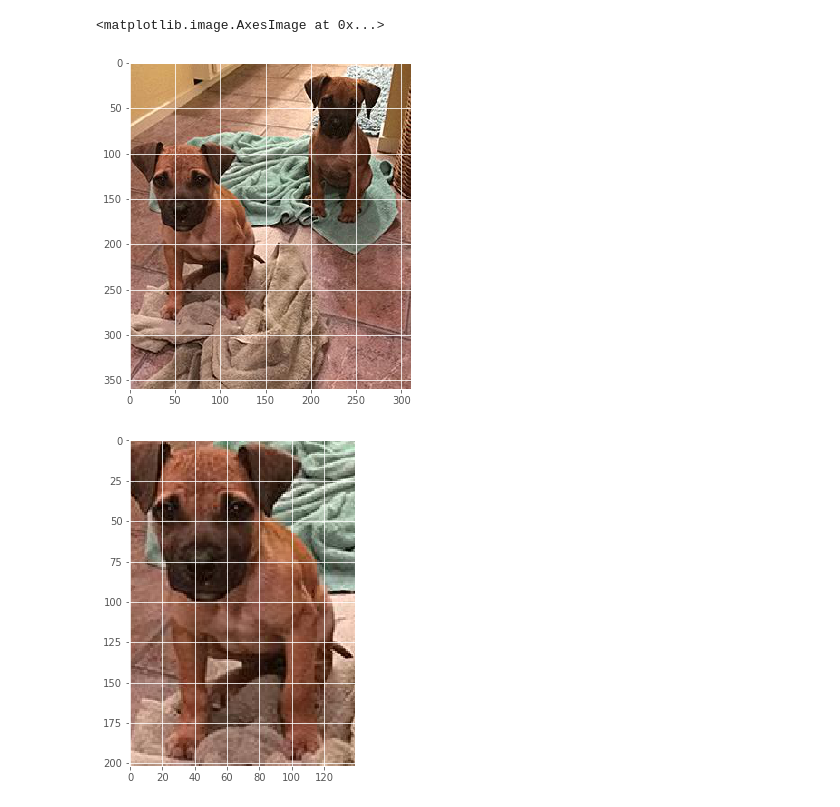
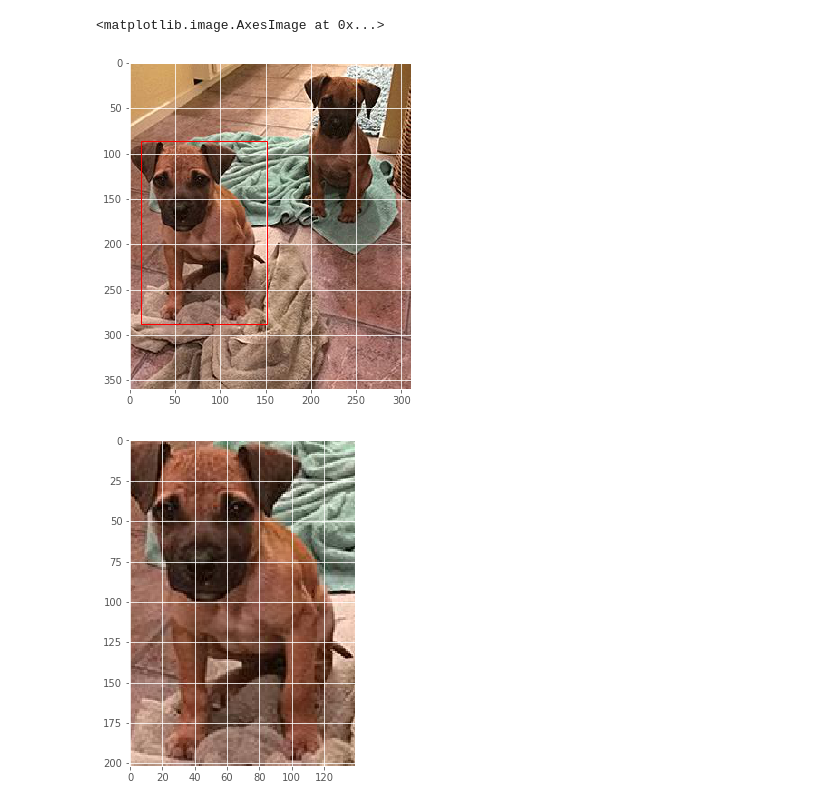
Before and after one commit to mhwalker/Insight, a Jupyter notebook: ImageProcessing/RunDarknet.ipynb, the cells around one changed output. Drawn from its saved outputs; the diff is of its cells as text; code cells hidden in the pictures.

```diff
--- a/ImageProcessing/RunDarknet.ipynb
+++ b/ImageProcessing/RunDarknet.ipynb
@@ -29,29 +32,32 @@ plt.style.use('ggplot')
 # %%
 mImg = None
 lImg = None
 mImgScore = 0
+mBox = (0,0,0,0)
 with open(image_id+".csv", 'r') as f:
     reader = csv.reader(f)
     for row in reader:
         if row[-1] != "dog":continue
         score = float(row[-2])
         if score < mImgScore: continue
         mImgScore = score
         imagename=row[0]
         xmin=int(row[4])
         xmax=int(row[5])
         ymin=int(row[6])
         ymax=int(row[7])
         #print row
         img = cv2.imread(imagename)
         lImg = img
         roi = img[ymin:ymax,xmin:xmax]
         mImg = roi
+        mBox = (xmin,ymin,xmax-xmin,ymax-ymin)
 fig, ax = plt.subplots(figsize=(6,6))
 ax.imshow(cv2.cvtColor(lImg, cv2.COLOR_BGR2RGB))
+ax.add_patch(patches.Rectangle((mBox[0],mBox[1]),mBox[2],mBox[3],linewidth=1,edgecolor='r',facecolor='none'))
 fig1, ax1 = plt.subplots(figsize=(6,6))
 ax1.imshow(cv2.cvtColor(mImg, cv2.COLOR_BGR2RGB))
 # %% [output]
 <matplotlib.image.AxesImage at 0x...>
-[figure, old version]
+[figure, new version]
 [figure]
```
Also changed, not shown: parts of 3 cells of this notebook.
